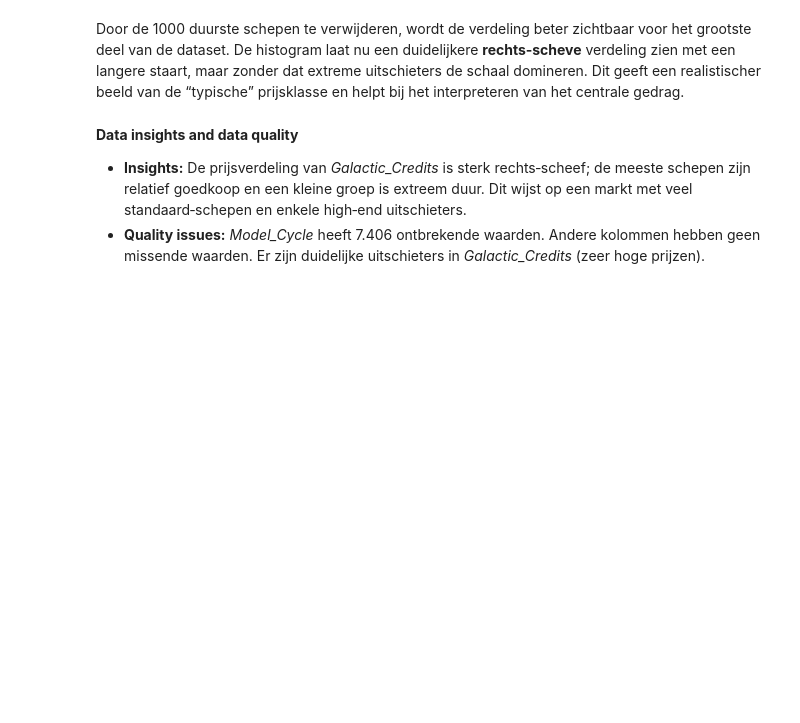
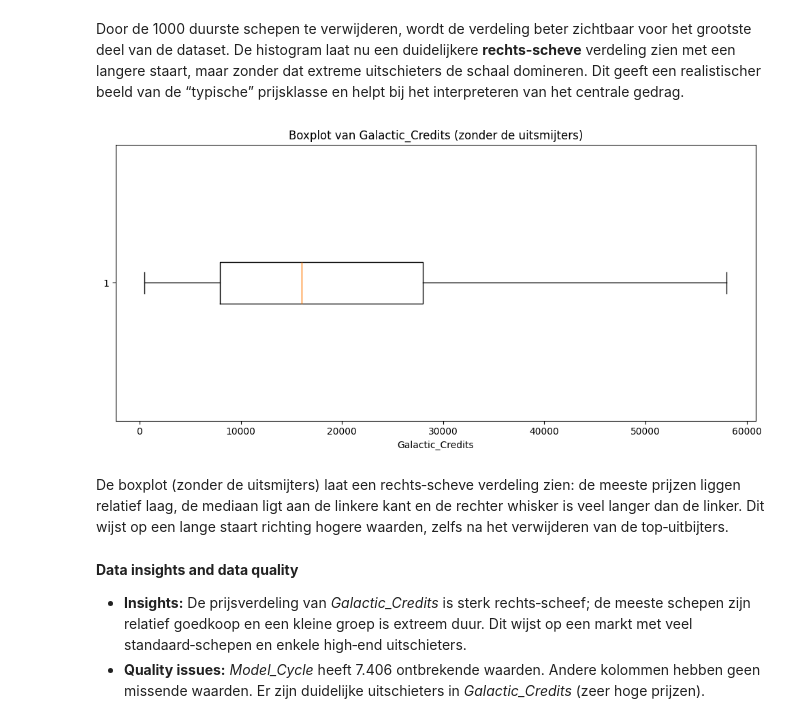
Before and after one commit to AchrafEAE/DDD, a Jupyter notebook: assignment_template_it1.ipynb, the cells around one changed output. Drawn from its saved outputs; the diff is of its cells as text; code cells hidden in the pictures; blank space fills up the shorter version.

```diff
--- a/assignment_template_it1.ipynb
+++ b/assignment_template_it1.ipynb
@@ -146,6 +153,18 @@ plt.show()
 [figure]
 # %% [markdown]
 Door de 1000 duurste schepen te verwijderen, wordt de verdeling beter zichtbaar voor het grootste deel van de dataset. De histogram laat nu een duidelijkere **rechts‑scheve** verdeling zien met een langere staart, maar zonder dat extreme uitschieters de schaal domineren. Dit geeft een realistischer beeld van de “typische” prijsklasse en helpt bij het interpreteren van het centrale gedrag.
+# %%
+# Boxplot zonder de uitsmijters
+plt.figure(figsize=(10, 5))
+plt.boxplot(df["Galactic_Credits"].dropna(), vert=False, showfliers=False)
+plt.title("Boxplot van Galactic_Credits (zonder de uitsmijters)")
+plt.xlabel("Galactic_Credits")
+plt.tight_layout()
+plt.show()
+# %% [output]
+[figure, added]
+# %% [markdown]
+De boxplot (zonder de uitsmijters) laat een rechts‑scheve verdeling zien: de meeste prijzen liggen relatief laag, de mediaan ligt aan de linkere kant en de rechter whisker is veel langer dan de linker. Dit wijst op een lange staart richting hogere waarden, zelfs na het verwijderen van de top‑uitbijters.
 # %% [markdown]
 **Data insights and data quality**
 * **Insights:** De prijsverdeling van *Galactic_Credits* is sterk rechts‑scheef; de meeste schepen zijn relatief goedkoop en een kleine groep is extreem duur. Dit wijst op een markt met veel standaard‑schepen en enkele high‑end uitschieters.
```
Also changed, not shown: parts of 3 cells of this notebook.
